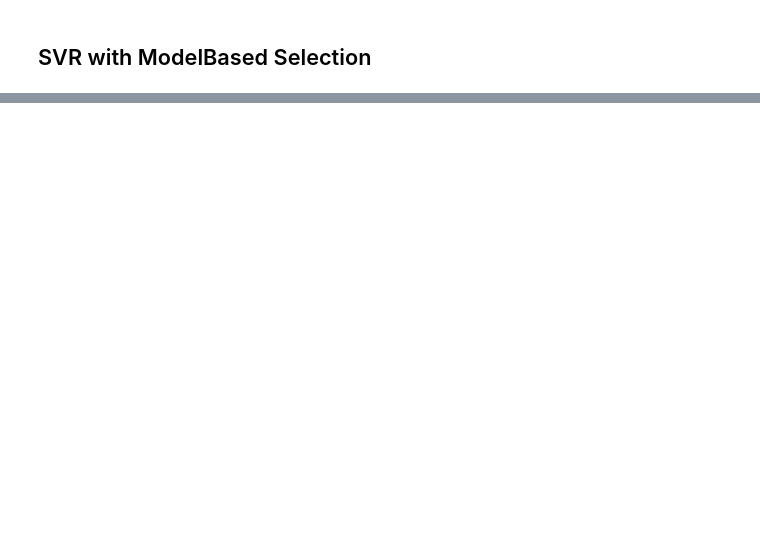
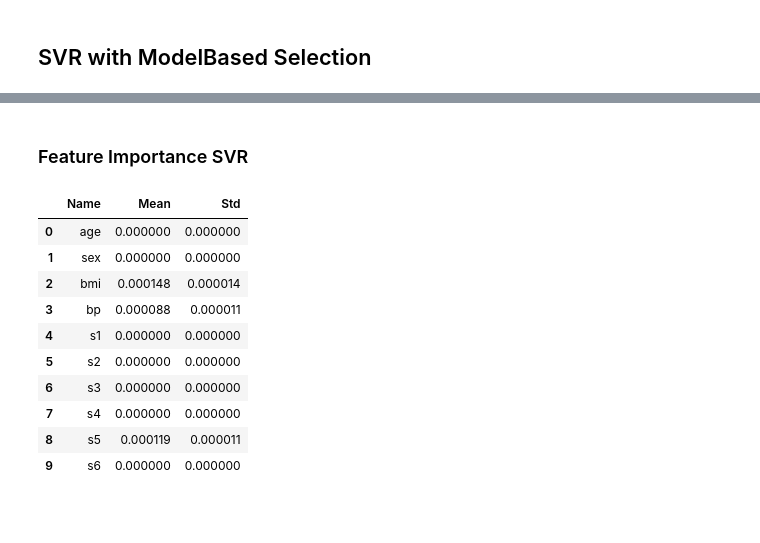
Before and after one commit to xXKeNdAmAmAsTeRXx/Machine-Learning-Tasks, a Jupyter notebook: Model_Selection_and_Regularization/Regression - Diabetes Dataset.ipynb, the cells around one changed output, grey strips where cells are left out. Cells and saved outputs as stored; diff of their text form; code cells hidden in the pictures; blank space fills up the shorter version.

```diff
--- a/Model_Selection_and_Regularization/Regression - Diabetes Dataset.ipynb
+++ b/Model_Selection_and_Regularization/Regression - Diabetes Dataset.ipynb
@@ -627,17 +627,19 @@ calculate_feature_importance(knn_pipe)
 # %% [markdown]
 ## SVR with ModelBased Selection
 # %%
-def objective_SVR_mbs(trail):
+def objective_SVR_mbs(trial):
 
     # Selector Params
-    estimator_name = trail.suggest_categorical('feature_selector__estimator', ['Linear', 'Lasso'])
-    threshold = trail.suggest_float('feature_selector__threshold', 0.01, 0.001)
+    estimator_name = trial.suggest_categorical('feature_selector__estimator', ['Linear', 'Lasso'])
+    threshold = trial.suggest_float('feature_selector__threshold', 0.001, 0.01)
+
+    estimator = LinearRegression() if estimator_name=='Linear' else Lasso()
 
     # Model Params
-    kernel = trail.suggest_categorical('regressor__kernel', ['rbf', 'poly', 'sigmoid'])
-    gamma = trail.suggest_float('regressor__gamma', 0.01, 0.001)
-
-    #TODO : Finish model params optim
+    C = trial.suggest_float("regressor__C", 0.01, 1)
+    epsilon = trial.suggest_float("regressor__epsilon", 0.001, 0.01)
+    kernel = trial.suggest_categorical('regressor__kernel', ['poly', 'rbf', 'sigmoid'])
+    gamma = trial.suggest_categorical("regressor__gamma", ['scale', 'auto'])
 
     pipe = Pipeline([('feature_selector', SelectFromModel(estimator=estimator, threshold=threshold)), ('regressor', SVR())])
     pipe.fit(x_train, y_train)
@@ -645,3 +647,6 @@ def objective_SVR_mbs(trail):
     score = cross_val_score(pipe, x_train, y_train, cv=cv, scoring= 'neg_mean_squared_error').mean()
 
     return score
+
+
+svr_pipe, svr_results = optimize_train_and_judge(SelectFromModel, SVR, objective_SVR_mbs, trails=100)
@@ -647,0 +672,18 @@ def objective_SVR_mbs(trail):
+# %% [markdown]
+### Feature Importance SVR
+# %%
+calculate_feature_importance(svr_pipe)
+# %% [output]
+|  | Name | Mean | Std |
+| 0 | age | 0.000000 | 0.000000 |
+| 1 | sex | 0.000000 | 0.000000 |
+| 2 | bmi | 0.000148 | 0.000014 |
+| 3 | bp | 0.000088 | 0.000011 |
+| 4 | s1 | 0.000000 | 0.000000 |
+| 5 | s2 | 0.000000 | 0.000000 |
+| 6 | s3 | 0.000000 | 0.000000 |
+| 7 | s4 | 0.000000 | 0.000000 |
+| 8 | s5 | 0.000119 | 0.000011 |
+| 9 | s6 | 0.000000 | 0.000000 |
+# %% [markdown]
+##
```
Also changed, not shown: parts of 5 cells of this notebook.
